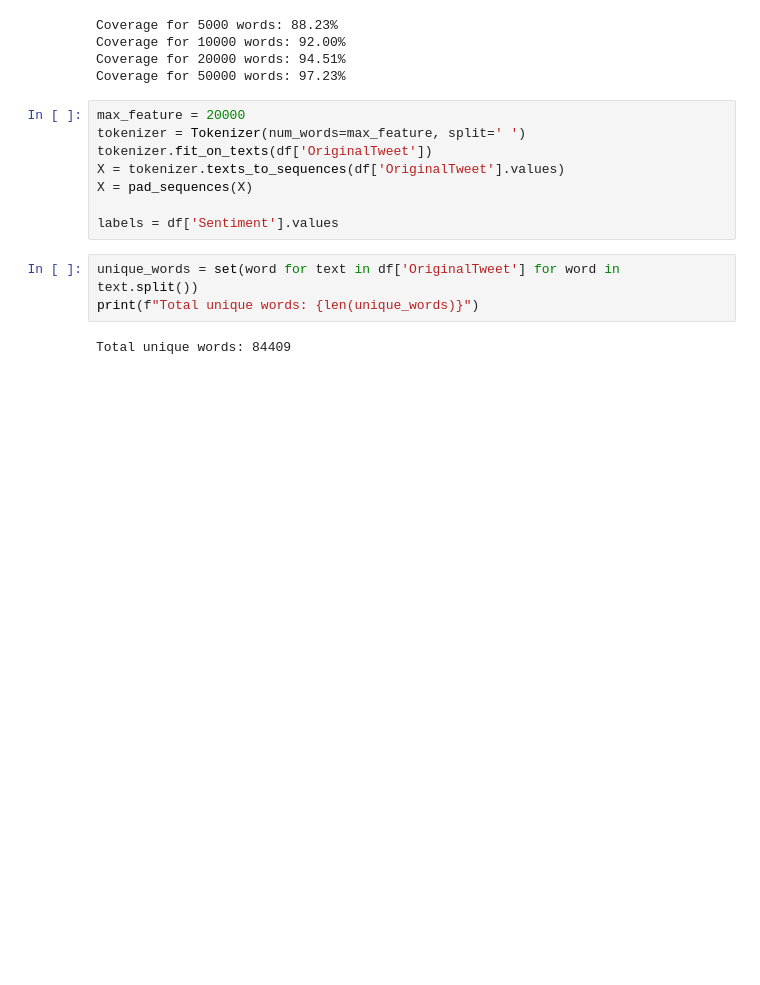
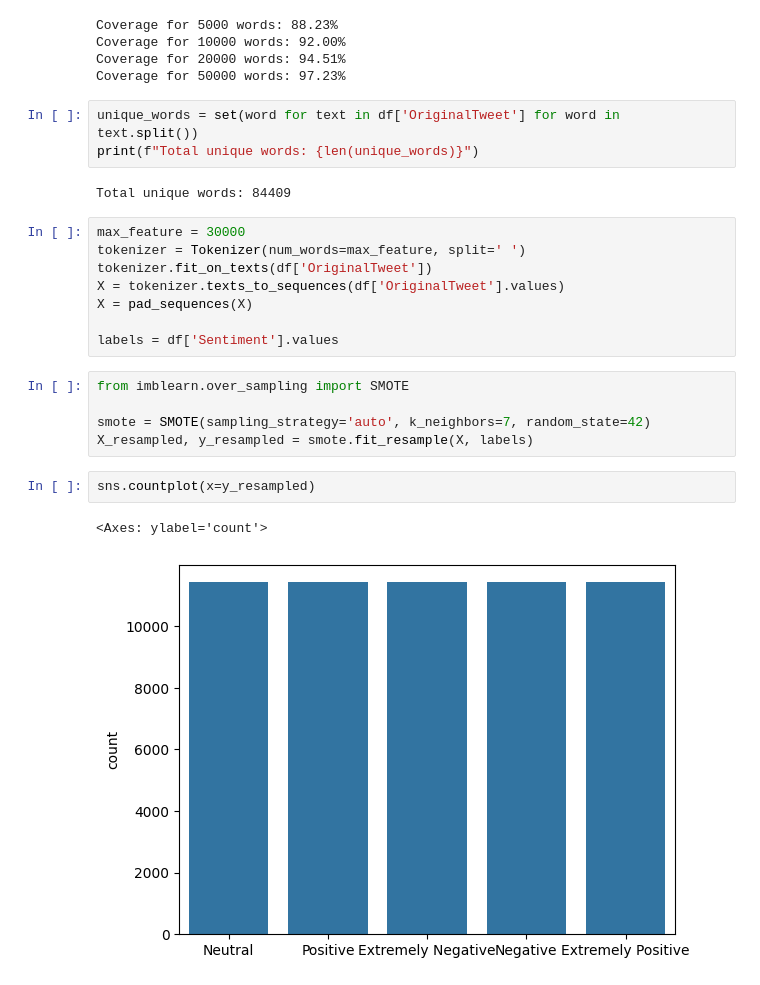
Before and after one commit to nimendra-ag/covid-19-nlp-text-classification-sentiment-analysis, a Jupyter notebook: covid_19_nlp_text_classification_sentiment_analysis.ipynb, the cells around one changed output. Cells and saved outputs as stored; diff of their text form; blank space fills up the shorter version.

```diff
--- a/covid_19_nlp_text_classification_sentiment_analysis.ipynb
+++ b/covid_19_nlp_text_classification_sentiment_analysis.ipynb
@@ -111,16 +111,26 @@ Coverage for 5000 words: 88.23%
 Coverage for 10000 words: 92.00%
 Coverage for 20000 words: 94.51%
 Coverage for 50000 words: 97.23%
-# %%
-max_feature = 20000
-tokenizer = Tokenizer(num_words=max_feature, split=' ')
-tokenizer.fit_on_texts(df['OriginalTweet'])
-X = tokenizer.texts_to_sequences(df['OriginalTweet'].values)
-X = pad_sequences(X)
-
-labels = df['Sentiment'].values
 # %%
 unique_words = set(word for text in df['OriginalTweet'] for word in text.split())
 print(f"Total unique words: {len(unique_words)}")
 # %% [output]
 Total unique words: 84409
+# %%
+max_feature = 30000
+tokenizer = Tokenizer(num_words=max_feature, split=' ')
+tokenizer.fit_on_texts(df['OriginalTweet'])
+X = tokenizer.texts_to_sequences(df['OriginalTweet'].values)
+X = pad_sequences(X)
+
+labels = df['Sentiment'].values
+# %%
+from imblearn.over_sampling import SMOTE
+
+smote = SMOTE(sampling_strategy='auto', k_neighbors=7, random_state=42)
+X_resampled, y_resampled = smote.fit_resample(X, labels)
+# %%
+sns.countplot(x=y_resampled)
+# %% [output]
+<Axes: ylabel='count'>
+[figure, added]
```
